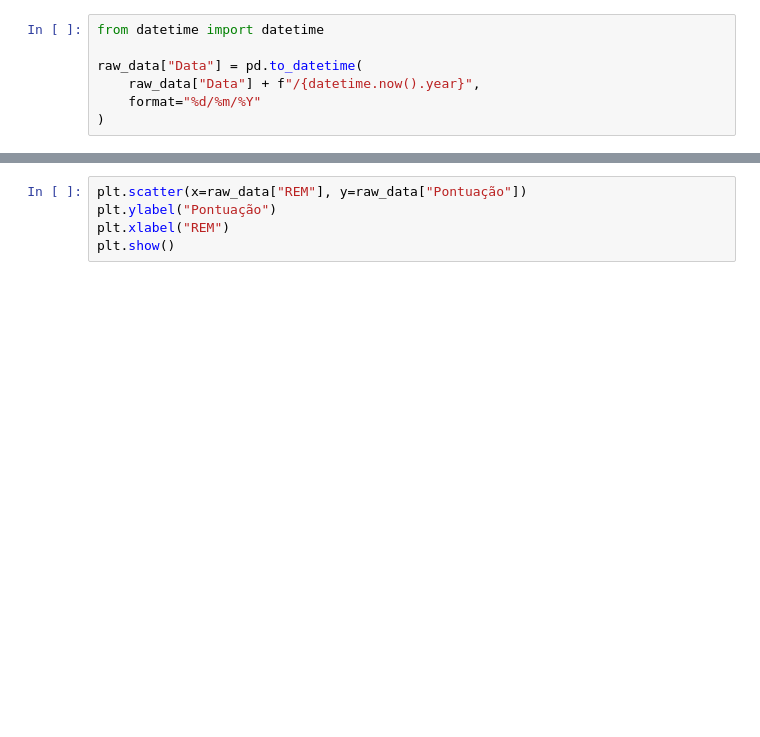
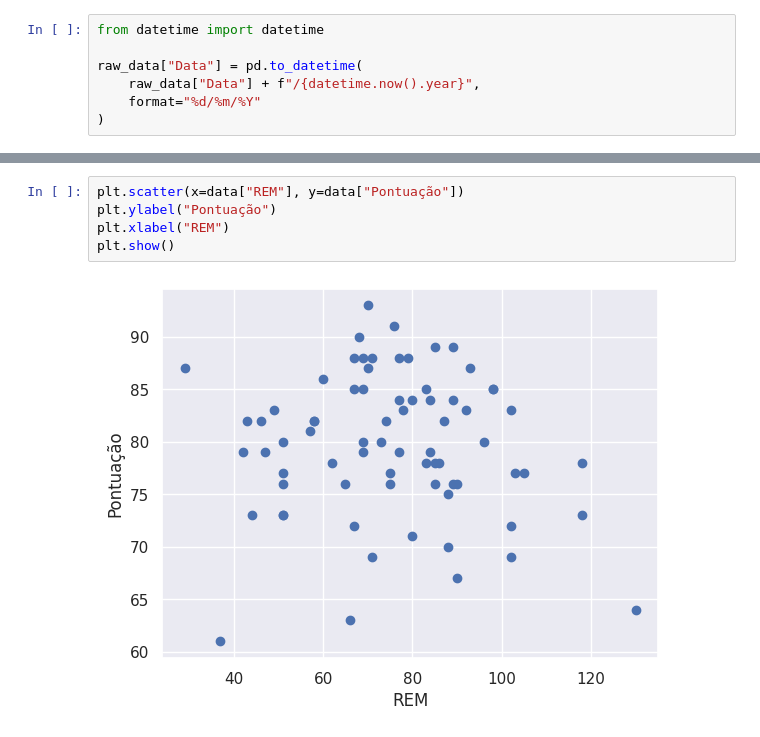
Before and after one commit to kylesonev/sleep_analysis, a Jupyter notebook: notebook/01.ipynb, the cells around one changed output, grey strips where cells are left out. Drawn from its saved outputs; the diff is of its cells as text; blank space fills up the shorter version.

```diff
--- a/notebook/01.ipynb
+++ b/notebook/01.ipynb
@@ -57,5 +83,7 @@ plt.show()
 # %%
-plt.scatter(x=raw_data["REM"], y=raw_data["Pontuação"])
+plt.scatter(x=data["REM"], y=data["Pontuação"])
 plt.ylabel("Pontuação")
 plt.xlabel("REM")
 plt.show()
+# %% [output]
+[figure, added]
```
Also changed, not shown: parts of 14 cells of this notebook.
